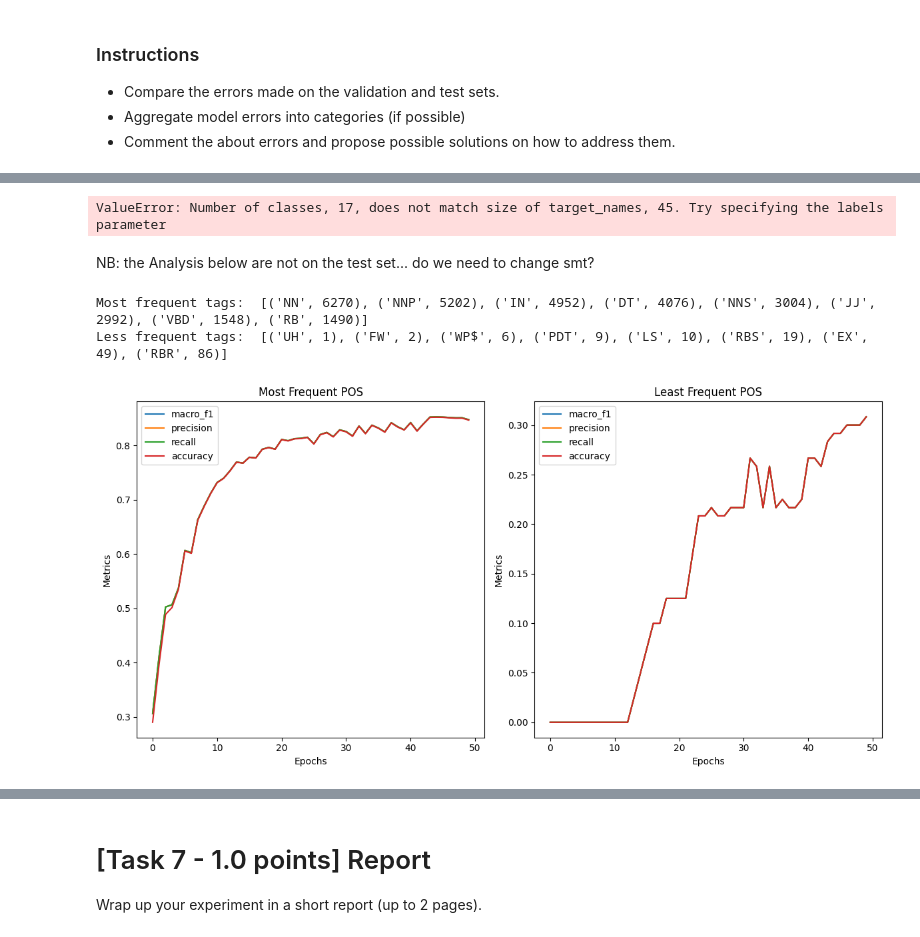
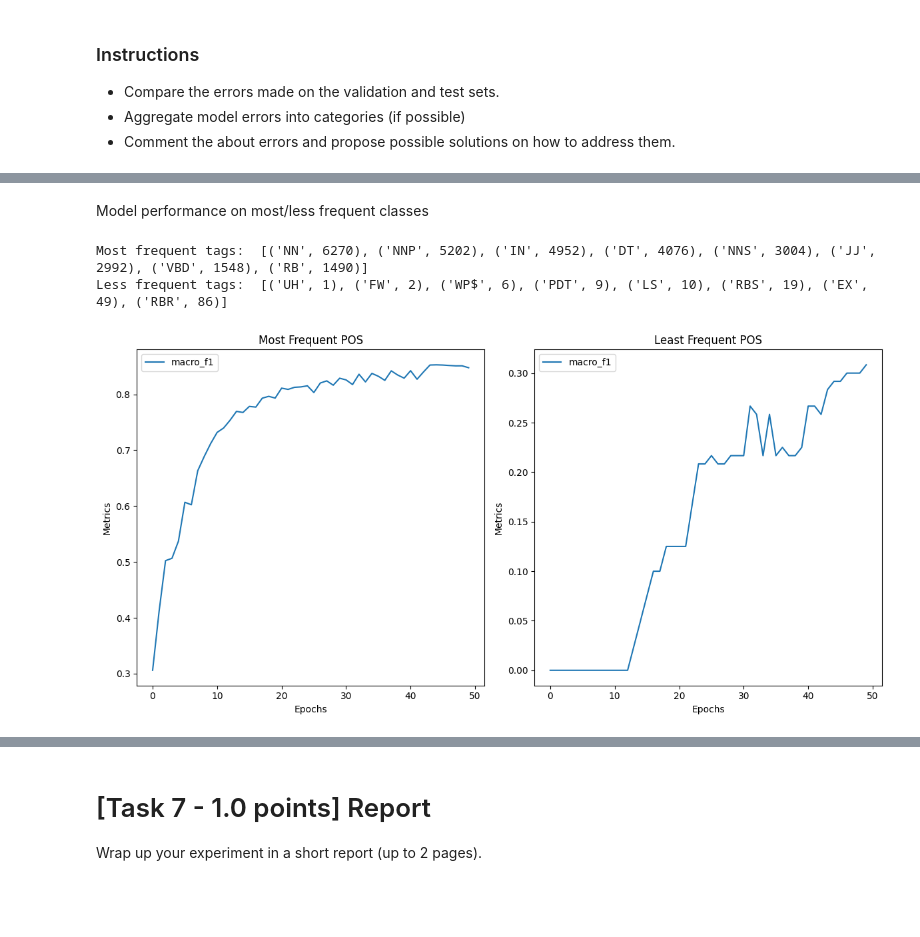
Before and after one commit to LorenzoScaioli/NLP_POS-tagging, a Jupyter notebook: Assignment1.ipynb, the cells around one changed output, grey strips where cells are left out. Saved outputs shown, nothing was run; the diff lists cells and outputs as text; code cells hidden in the pictures; blank space fills up the shorter version.

```diff
--- a/Assignment1.ipynb
+++ b/Assignment1.ipynb
@@ -662,7 +662,7 @@ def get_model(model, model_seed, train_model, batch_size=None, epochs=None):
     if train_model:
         checkpoint_cb = keras.callbacks.ModelCheckpoint(filepath=checkpoint_path, save_weights_only=True)
         early_stopping = keras.callbacks.EarlyStopping(monitor="val_loss", patience=10)
-        reduce_lr = keras.callbacks.ReduceLROnPlateau(monitor="val_loss", patience=5, factor=0.2, min_lr=0.001)
+        reduce_lr = keras.callbacks.ReduceLROnPlateau(monitor="val_loss", patience=3, factor=0.2, min_lr=0.001)
         metrics_callback = MetricsCallback(x_val_pad, y_val_pad, x_test_pad, y_test_pad)
 
         history = model.fit(x_train_pad, y_train_pad, batch_size=batch_size, epochs=epochs,
@@ -874,13 +859,2 @@ Predicted POS: ['NNP', 'NNP', 'VBZ', 'VBD', 'DT', 'NN', 'IN', 'DT', 'NNP', 'NN',
-# %%
-from sklearn.metrics import classification_report
-
-# y_test_pos = [ [pos for pos in df_test[df_test['phrase_id']==nr_phrase]['pos']] for nr_phrase in set(df_test['phrase_id']) ]
-# y_test_pos_flat = [tag for phrase in y_test_pos for tag in phrase]
-# y_test_pos_clean = [tag for tag in y_test_pos_flat if tag not in ignore_classes]
-
-cr = classification_report(int_to_pos(y_test[p]), int_to_pos(pred[p][0:len_of_phrase]), target_names=list_of_pos, output_dict=True)
-print(cr)
-# %% [output]
-ValueError: Number of classes, 17, does not match size of target_names, 45. Try specifying the labels parameter
-# %% [markdown]
-NB: the Analysis below are not on the test set... do we need to change smt?
+# %% [markdown]
+Model performance on most/less frequent classes
@@ -887,25 +886,27 @@ NB: the Analysis below are not on the test set... do we need to change smt?
 # %%
 y_train_pos = [ [pos for pos in df_train[df_train['phrase_id']==nr_phrase]['pos']] for nr_phrase in set(df_train['phrase_id']) ]
 y_train_pos_flat = [tag for phrase in y_train_pos for tag in phrase]
 y_train_pos_clean = [tag for tag in y_train_pos_flat if tag not in ignore_classes]
 mf_tags = sorted(set(y_train_pos_clean), key=y_train_pos_clean.count, reverse=True)[:8]
 lf_tags = sorted(set(y_train_pos_clean), key=y_train_pos_clean.count)[:8]
 
-mf_metrics_dict = {'macro_f1': {tag: metrics_dict['macro_f1'][tag] for tag in mf_tags},
-                   'precision': {tag: metrics_dict['precision'][tag] for tag in mf_tags},
-                   'recall': {tag: metrics_dict['recall'][tag] for tag in mf_tags},
-                   'accuracy': {tag: metrics_dict['accuracy'][tag] for tag in mf_tags}}
+mf_metrics_dict = {'macro_f1': {tag: metrics_dict['macro_f1'][tag] for tag in mf_tags}#,
+                #    'precision': {tag: metrics_dict['precision'][tag] for tag in mf_tags},
+                #    'recall': {tag: metrics_dict['recall'][tag] for tag in mf_tags},
+                #    'accuracy': {tag: metrics_dict['accuracy'][tag] for tag in mf_tags}
+                   }
 
-lf_metrics_dict = {'macro_f1': {tag: metrics_dict['macro_f1'][tag] for tag in lf_tags},
-                   'precision': {tag: metrics_dict['precision'][tag] for tag in lf_tags},
-                   'recall': {tag: metrics_dict['recall'][tag] for tag in lf_tags},
-                   'accuracy': {tag: metrics_dict['accuracy'][tag] for tag in lf_tags}}
+lf_metrics_dict = {'macro_f1': {tag: metrics_dict['macro_f1'][tag] for tag in lf_tags}#,
+                #    'precision': {tag: metrics_dict['precision'][tag] for tag in lf_tags},
+                #    'recall': {tag: metrics_dict['recall'][tag] for tag in lf_tags},
+                #    'accuracy': {tag: metrics_dict['accuracy'][tag] for tag in lf_tags}
+                   }
 
 print("Most frequent tags: ", [(tag, y_train_pos_clean.count(tag)) for tag in mf_tags])
 print("Less frequent tags: ", [(tag, y_train_pos_clean.count(tag)) for tag in lf_tags])
 
 mf_lf_plots(mf_metrics_dict, lf_metrics_dict)
 # %% [output]
 Most frequent tags:  [('NN', 6270), ('NNP', 5202), ('IN', 4952), ('DT', 4076), ('NNS', 3004), ('JJ', 2992), ('VBD', 1548), ('RB', 1490)]
 Less frequent tags:  [('UH', 1), ('FW', 2), ('WP$', 6), ('PDT', 9), ('LS', 10), ('RBS', 19), ('EX', 49), ('RBR', 86)]
-[figure, old version]
+[figure, new version]
```
Also changed, not shown: parts of 23 cells of this notebook.
